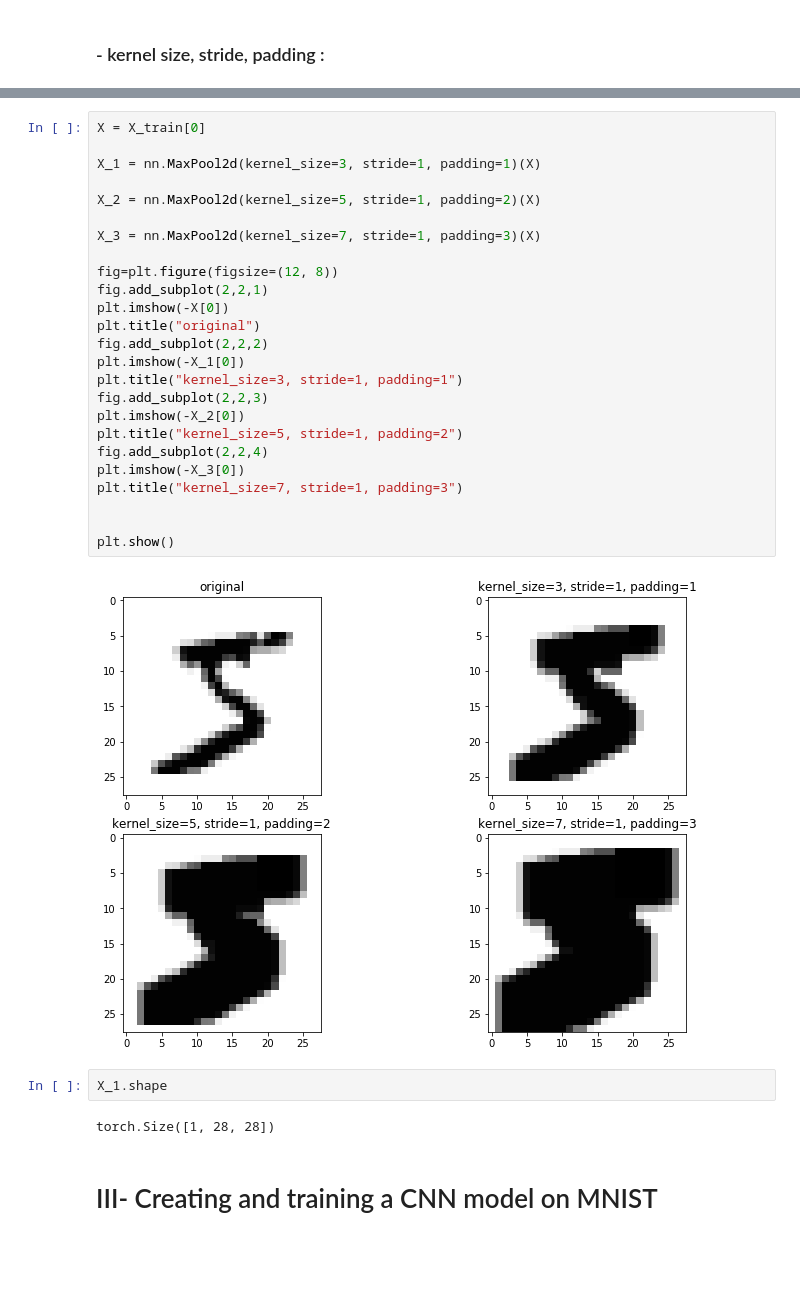
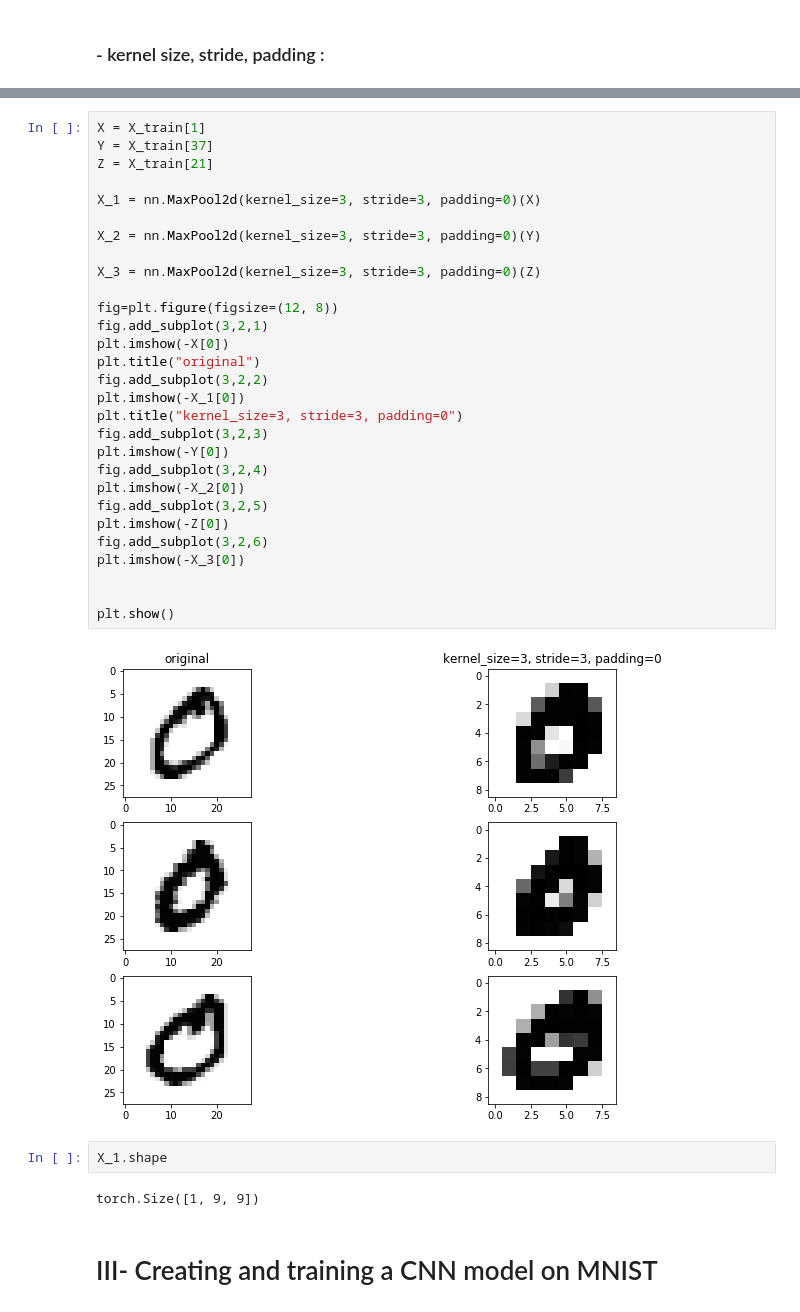
Before and after one commit to Djeeb/cuda-tests, a Jupyter notebook: pytorch_projects/Convolutional neural networks/Simple_CNN.ipynb, the cells around one changed output, grey strips where cells are left out. Drawn from its saved outputs; the diff is of its cells as text; blank space fills up the shorter version.

```diff
--- a/pytorch_projects/Convolutional neural networks/Simple_CNN.ipynb
+++ b/pytorch_projects/Convolutional neural networks/Simple_CNN.ipynb
@@ -137,34 +190,38 @@ plt.show()
 # %%
-X = X_train[0]
+X = X_train[1]
+Y = X_train[37]
+Z = X_train[21]
 
-X_1 = nn.MaxPool2d(kernel_size=3, stride=1, padding=1)(X)
+X_1 = nn.MaxPool2d(kernel_size=3, stride=3, padding=0)(X)
 
-X_2 = nn.MaxPool2d(kernel_size=5, stride=1, padding=2)(X)
+X_2 = nn.MaxPool2d(kernel_size=3, stride=3, padding=0)(Y)
 
-X_3 = nn.MaxPool2d(kernel_size=7, stride=1, padding=3)(X)
+X_3 = nn.MaxPool2d(kernel_size=3, stride=3, padding=0)(Z)
 
 fig=plt.figure(figsize=(12, 8))
-fig.add_subplot(2,2,1)
+fig.add_subplot(3,2,1)
 plt.imshow(-X[0])
 plt.title("original")
-fig.add_subplot(2,2,2)
+fig.add_subplot(3,2,2)
 plt.imshow(-X_1[0])
-plt.title("kernel_size=3, stride=1, padding=1")
-fig.add_subplot(2,2,3)
+plt.title("kernel_size=3, stride=3, padding=0")
+fig.add_subplot(3,2,3)
+plt.imshow(-Y[0])
+fig.add_subplot(3,2,4)
 plt.imshow(-X_2[0])
-plt.title("kernel_size=5, stride=1, padding=2")
-fig.add_subplot(2,2,4)
+fig.add_subplot(3,2,5)
+plt.imshow(-Z[0])
+fig.add_subplot(3,2,6)
 plt.imshow(-X_3[0])
-plt.title("kernel_size=7, stride=1, padding=3")
 
 
 plt.show()
 # %% [output]
-[figure, old version]
+[figure, new version]
 # %%
 X_1.shape
 # %% [output]
-torch.Size([1, 28, 28])
+torch.Size([1, 9, 9])
 # %% [markdown]
 # III- Creating and training a CNN model on MNIST
 # %% [markdown]
```
Also changed, not shown: parts of 19 cells of this notebook.
